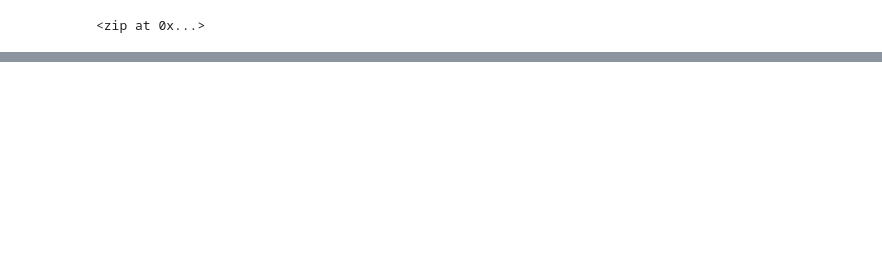
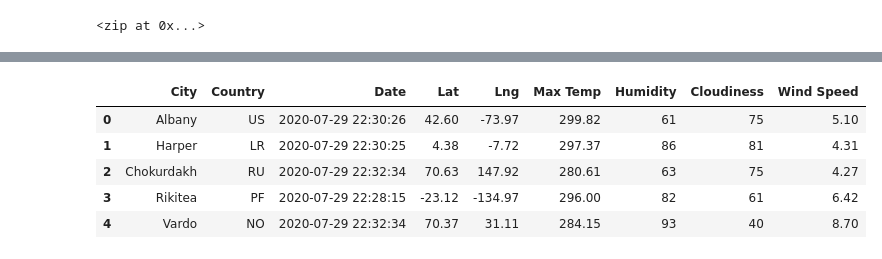
Before and after one commit to arkasozi/World_Weather_Analysis, a Jupyter notebook: WeatherPy.ipynb, the cells around one changed output, grey strips where cells are left out. Drawn from its saved outputs; the diff is of its cells as text; code cells hidden in the pictures; blank space fills up the shorter version.

```diff
--- a/WeatherPy.ipynb
+++ b/WeatherPy.ipynb
@@ -33,0 +170,10 @@ len(cities)
+# %%
+organized_df = city_data_df[ ["City", "Country", "Date", "Lat", "Lng", "Max Temp", "Humidity", "Cloudiness", "Wind Speed"] ]
+organized_df.head()
+# %% [output]
+|  | City | Country | Date | Lat | Lng | Max Temp | Humidity | Cloudiness | Wind Speed |
+| 0 | Albany | US | 2020-07-29 22:30:26 | 42.60 | -73.97 | 299.82 | 61 | 75 | 5.10 |
+| 1 | Harper | LR | 2020-07-29 22:30:25 | 4.38 | -7.72 | 297.37 | 86 | 81 | 4.31 |
+| 2 | Chokurdakh | RU | 2020-07-29 22:32:34 | 70.63 | 147.92 | 280.61 | 63 | 75 | 4.27 |
+| 3 | Rikitea | PF | 2020-07-29 22:28:15 | -23.12 | -134.97 | 296.00 | 82 | 61 | 6.42 |
+| 4 | Vardo | NO | 2020-07-29 22:32:34 | 70.37 | 31.11 | 284.15 | 93 | 40 | 8.70 |
```
Also changed, not shown: parts of 13 cells of this notebook, 3 other files.
